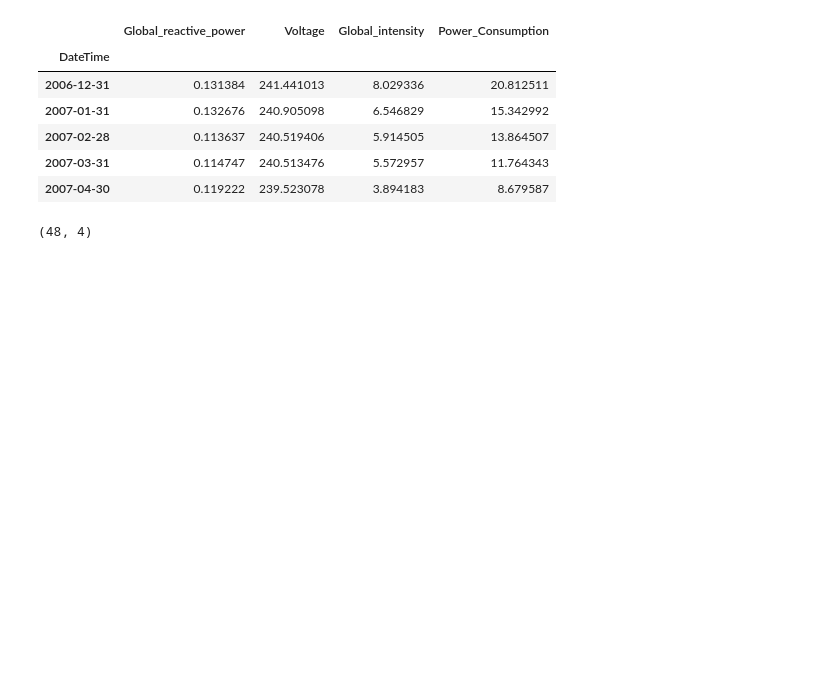
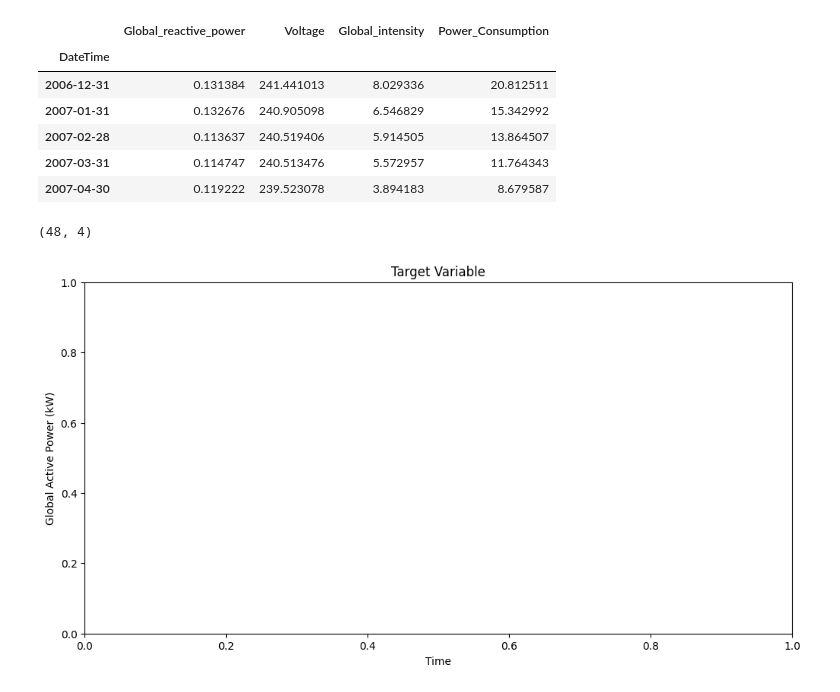
Before and after one commit to nikitasakale/timeseries-project, a Jupyter notebook: individual-household-electric-power-consumption.ipynb, the cells around one changed output. Cells and saved outputs as stored; diff of their text form; code cells hidden in the pictures; blank space fills up the shorter version.

Commit message:
Kaggle Notebook | Individual household electric power consumption | Version 13

```diff
--- a/individual-household-electric-power-consumption.ipynb
+++ b/individual-household-electric-power-consumption.ipynb
@@ -234,3 +234,11 @@ monthly_df.head()
 monthly_df.shape
 # %% [output]
 (48, 4)
+# %%
+plt.figure(figsize=(12,6))
+plt.xlabel('Time')
+plt.ylabel('Global Active Power (kW)')
+plt.title('Target Variable')
+plt.show()
+# %% [output]
+[figure, added]
```
Also changed, not shown: parts of 3 cells of this notebook.
